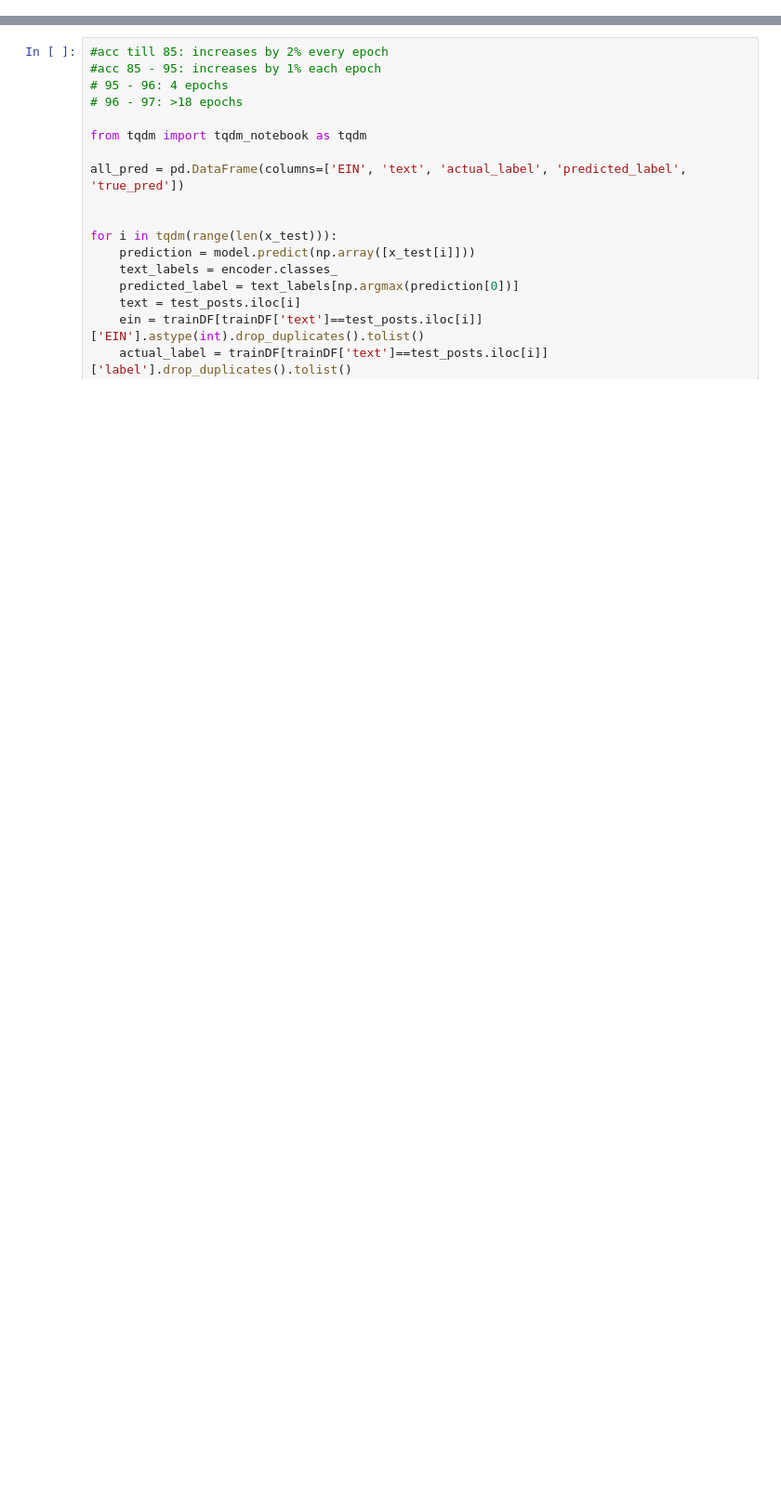
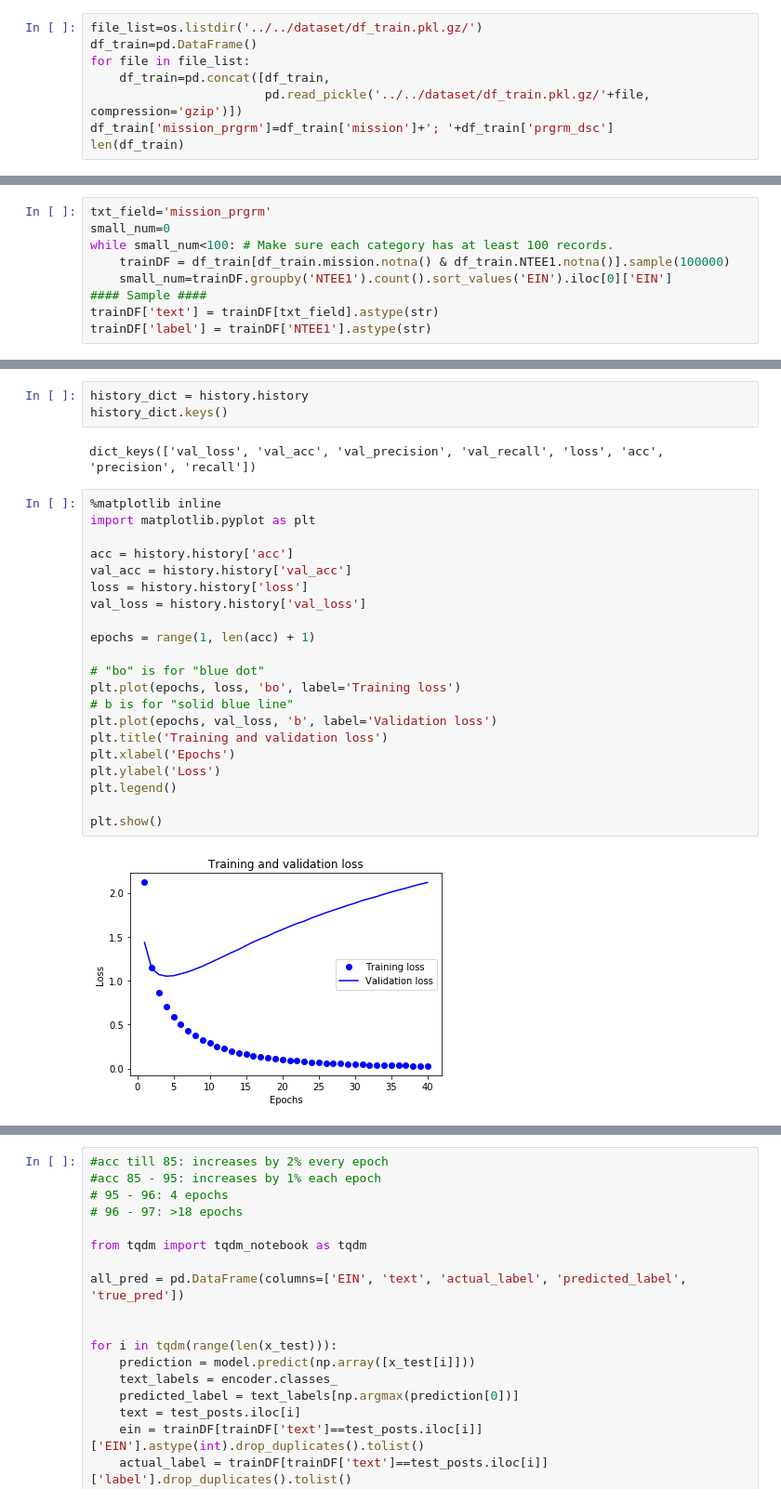
Before and after one commit to ma-ji/npo_classifier, a Jupyter notebook: script/classification_algorithms/Classifier_Tensorflow.ipynb, the cells around one changed output, grey strips where cells are left out. Shown: that part at 93% size. Cells and saved outputs as stored; diff of their text form; blank space fills up the shorter version.

```diff
--- a/script/classification_algorithms/Classifier_Tensorflow.ipynb
+++ b/script/classification_algorithms/Classifier_Tensorflow.ipynb
@@ -29,0 +18,8 @@ Using TensorFlow backend.
+# %%
+file_list=os.listdir('../../dataset/df_train.pkl.gz/')
+df_train=pd.DataFrame()
+for file in file_list:
+    df_train=pd.concat([df_train,
+                        pd.read_pickle('../../dataset/df_train.pkl.gz/'+file, compression='gzip')])
+df_train['mission_prgrm']=df_train['mission']+'; '+df_train['prgrm_dsc']
+len(df_train)
@@ -30,3 +89,12 @@ Using TensorFlow backend.
+# %%
+txt_field='mission_prgrm'
+small_num=0
+while small_num<100: # Make sure each category has at least 100 records.
+    trainDF = df_train[df_train.mission.notna() & df_train.NTEE1.notna()].sample(100000)
+    small_num=trainDF.groupby('NTEE1').count().sort_values('EIN').iloc[0]['EIN']
+#### Sample ####
+trainDF['text'] = trainDF[txt_field].astype(str)
+trainDF['label'] = trainDF['NTEE1'].astype(str)
 # %%
 print("Total len: ", len(trainDF))
 print(trainDF['label'].unique())
@@ -136,0 +176,28 @@ NameError: name 'result' is not defined
+# %%
+history_dict = history.history
+history_dict.keys()
+# %% [output]
+dict_keys(['val_loss', 'val_acc', 'val_precision', 'val_recall', 'loss', 'acc', 'precision', 'recall'])
+# %%
+%matplotlib inline
+import matplotlib.pyplot as plt
+
+acc = history.history['acc']
+val_acc = history.history['val_acc']
+loss = history.history['loss']
+val_loss = history.history['val_loss']
+
+epochs = range(1, len(acc) + 1)
+
+# "bo" is for "blue dot"
+plt.plot(epochs, loss, 'bo', label='Training loss')
+# b is for "solid blue line"
+plt.plot(epochs, val_loss, 'b', label='Validation loss')
+plt.title('Training and validation loss')
+plt.xlabel('Epochs')
+plt.ylabel('Loss')
+plt.legend()
+
+plt.show()
+# %% [output]
+[figure, added]
```
Also changed, not shown: parts of 18 cells of this notebook, 1 other file.
